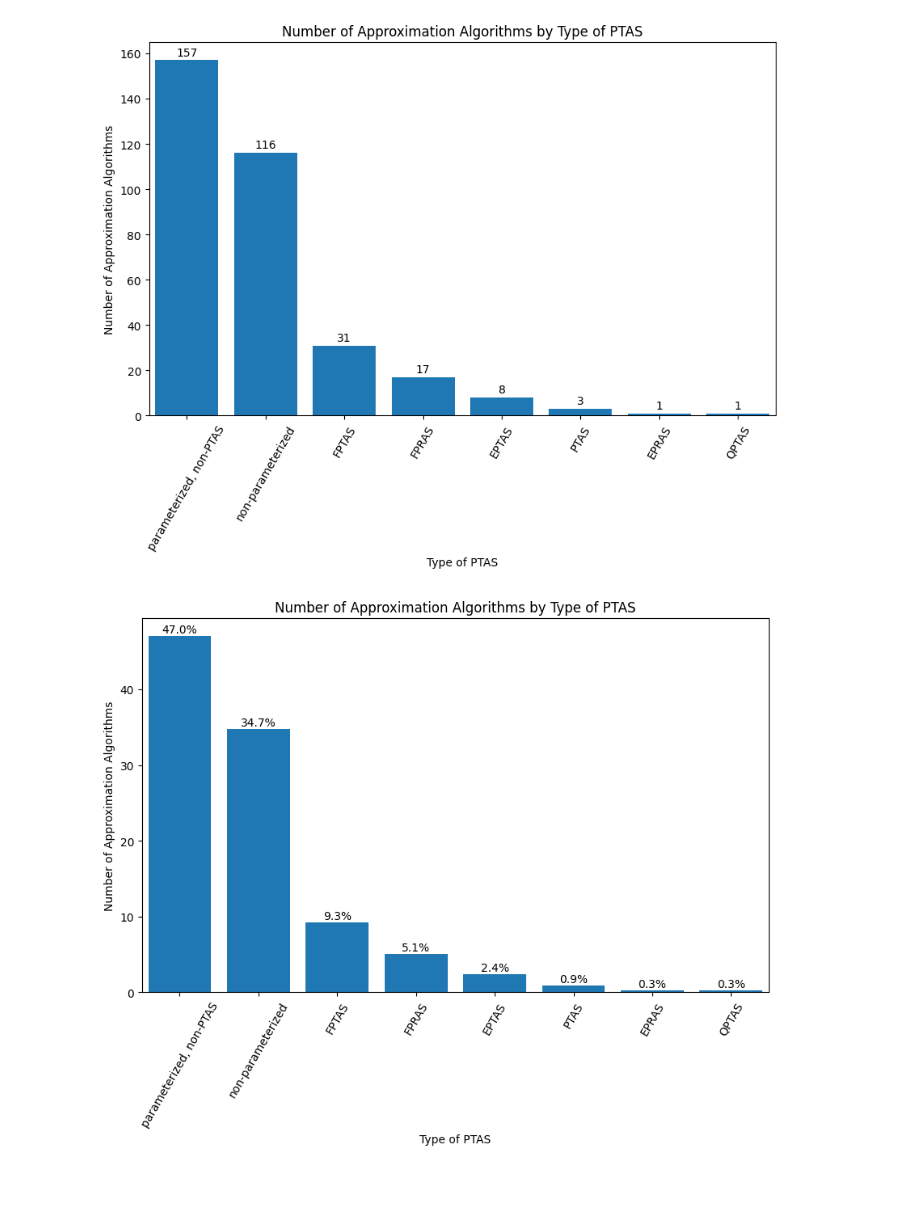
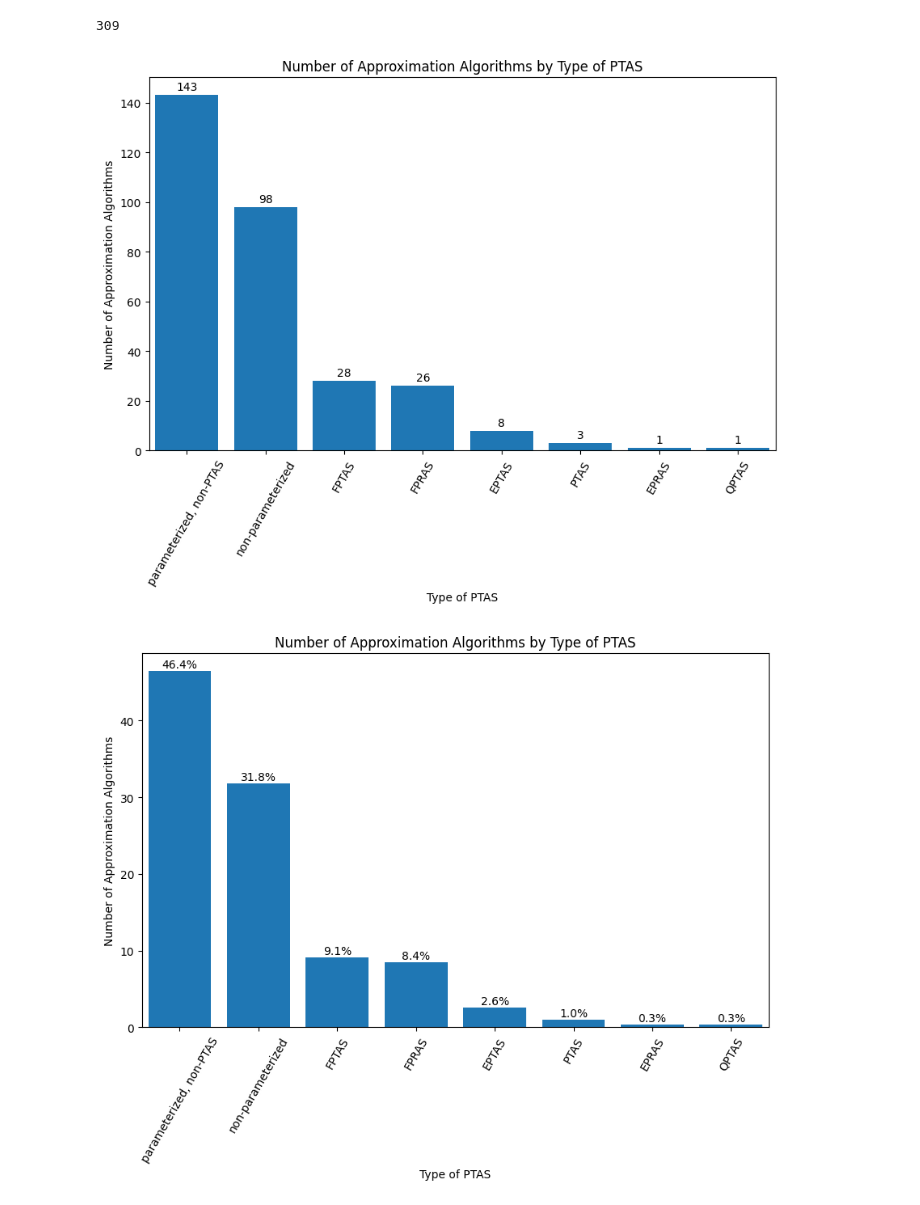
Before and after one commit to andrewlucasgs/approximation-algorithms, a Jupyter notebook: type_of_ptas.ipynb, the cells around one changed output. Cells and saved outputs as stored; diff of their text form; code cells hidden in the pictures.

```diff
--- a/type_of_ptas.ipynb
+++ b/type_of_ptas.ipynb
@@ -23,7 +23,8 @@ columns = [
     'Approximation Type (additive/multiplicative)',
     'Parametrized Approximation?',
     'Type of PTAS (if PTAS)',
-    'Parametrized Approximation?'
+    'Parametrized Approximation?',
+    'Quantum?',
 ]
 approximation_algorithms = pd.read_csv(
     'approximation_algorithms.csv', usecols=columns)
@@ -35,13 +36,19 @@ approximation_algorithms.dropna(subset=['Year'], inplace=True)
 approximation_algorithms['Year'] = approximation_algorithms['Year'].astype(int)
 
 # Filter out irrelevant data
-approximation_algorithms = approximation_algorithms[approximation_algorithms['Relevant?'] == 1]
+approximation_algorithms = approximation_algorithms[approximation_algorithms['Relevant?'] != 0]
+approximation_algorithms = approximation_algorithms[approximation_algorithms['Relevant?'] != '0']
 
 # # Filter out 0.001 looked at
 approximation_algorithms = approximation_algorithms[approximation_algorithms['Looked at?'] != '0.001']
+approximation_algorithms = approximation_algorithms[approximation_algorithms['Looked at?'] != '0']
 
 # # Filter out Parallel algorithms
 approximation_algorithms = approximation_algorithms[approximation_algorithms['Parallel?'] != '1']
+approximation_algorithms = approximation_algorithms[approximation_algorithms['Parallel?'] != 1]
+approximation_algorithms = approximation_algorithms[approximation_algorithms['Quantum?'] != 1]
+approximation_algorithms = approximation_algorithms[approximation_algorithms['Quantum?'] != '1']
+
 
 # if Type of PTAS (if PTAS) is  NaN and Parametrized Approximation? contains yes or yes?, then it is a "parameterized, non-PTAS" algorithm
 approximation_algorithms.loc[approximation_algorithms['Type of PTAS (if PTAS)'].isna() & approximation_algorithms['Parametrized Approximation?'].str.contains(
@@ -56,6 +63,7 @@ approximation_algorithms['Type of PTAS (if PTAS)'] = approximation_algorithms['T
     '?', '')
 
 
+
 # Sort rows
 approximation_algorithms.sort_values(
     by=['Family Name', 'Variation', 'Year'], inplace=True)
@@ -131,7 +139,7 @@ plt.show()
 # %%
 # Plot number of approximation algorithms by type of PTAS
 data = approximation_algorithms.copy()
-
+print(len(data))
 # remove '?' from 'Type of PTAS (if PTAS)' column
 data['Type of PTAS (if PTAS)'] = data['Type of PTAS (if PTAS)'].str.replace('?', '')
 
@@ -166,7 +174,8 @@ ax.set_title('Number of Approximation Algorithms by Type of PTAS')
 
 plt.show()
 # %% [output]
+309
-[figure, old version]
+[figure, new version]
 # %%
 # Plot number of approximation algorithms by type of PTAS
 data = approximation_algorithms.copy()
@@ -175,6 +184,7 @@ data = approximation_algorithms.copy()
 data['Type of PTAS (if PTAS)'] = data['Type of PTAS (if PTAS)'].str.replace('?', '')
 
 data = data.groupby(['Type of PTAS (if PTAS)']).size()
+data
 
 # sort bars by count
 data = data.sort_values(ascending=False)
@@ -182,34 +192,34 @@ data = data.sort_values(ascending=False)
 # convert values to percentage
 data = data / data.sum() * 100
 
 
 
 fig, ax = plt.subplots()
 bar_container = ax.bar(data.index, data.values)
 # set figure size
 fig.set_size_inches(10, 6)
 plt.xticks(rotation=60)
 
 plt.margins(x=0.01)
 
 # add labels to bars with percentage and total count
 for i, v in enumerate(data.values):
     ax.text(i, v + .1, str(round(v, 1)) + '%'
             , ha='center', va='bottom')
 
 
 
 
 
 ax.set_xlabel('Type of PTAS')
 
 ax.set_ylabel('Number of Approximation Algorithms')
 
 ax.set_title('Number of Approximation Algorithms by Type of PTAS')
 
 plt.show()
 # %% [output]
-[figure, old version]
+[figure, new version]
 # %%
 # Plot number of approximation algorithms by type of PTAS
 data = approximation_algorithms.copy()
```
Also changed, not shown: parts of 11 cells of this notebook, 13 other files.
